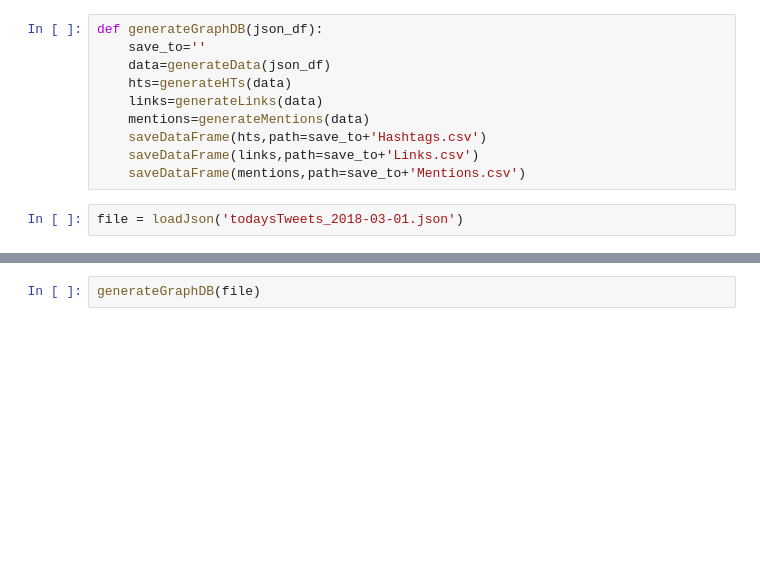
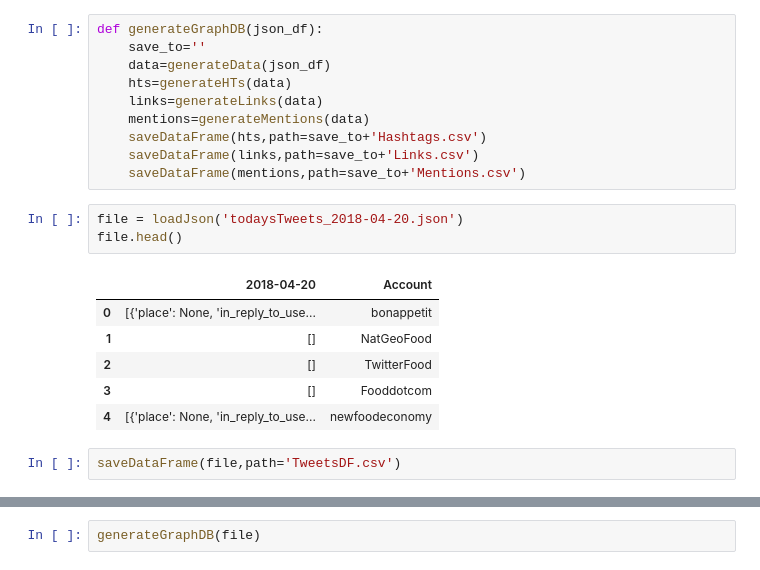
Before and after one commit to rbuezotordesillas/project571, a Jupyter notebook: data node graph/GraphDB.ipynb, the cells around one changed output, grey strips where cells are left out. Drawn from its saved outputs; the diff is of its cells as text; blank space fills up the shorter version.

```diff
--- a/data node graph/GraphDB.ipynb
+++ b/data node graph/GraphDB.ipynb
@@ -113,4 +112,14 @@ def generateGraphDB(json_df):
     saveDataFrame(links,path=save_to+'Links.csv')
     saveDataFrame(mentions,path=save_to+'Mentions.csv')
 # %%
-file = loadJson('todaysTweets_2018-03-01.json')
+file = loadJson('todaysTweets_2018-04-20.json')
+file.head()
+# %% [output]
+|  | 2018-04-20 | Account |
+| 0 | [{'place': None, 'in_reply_to_use... | bonappetit |
+| 1 | [] | NatGeoFood |
+| 2 | [] | TwitterFood |
+| 3 | [] | Fooddotcom |
+| 4 | [{'place': None, 'in_reply_to_use... | newfoodeconomy |
+# %%
+saveDataFrame(file,path='TweetsDF.csv')
```
Also changed, not shown: parts of 3 cells of this notebook, 6 other files.
